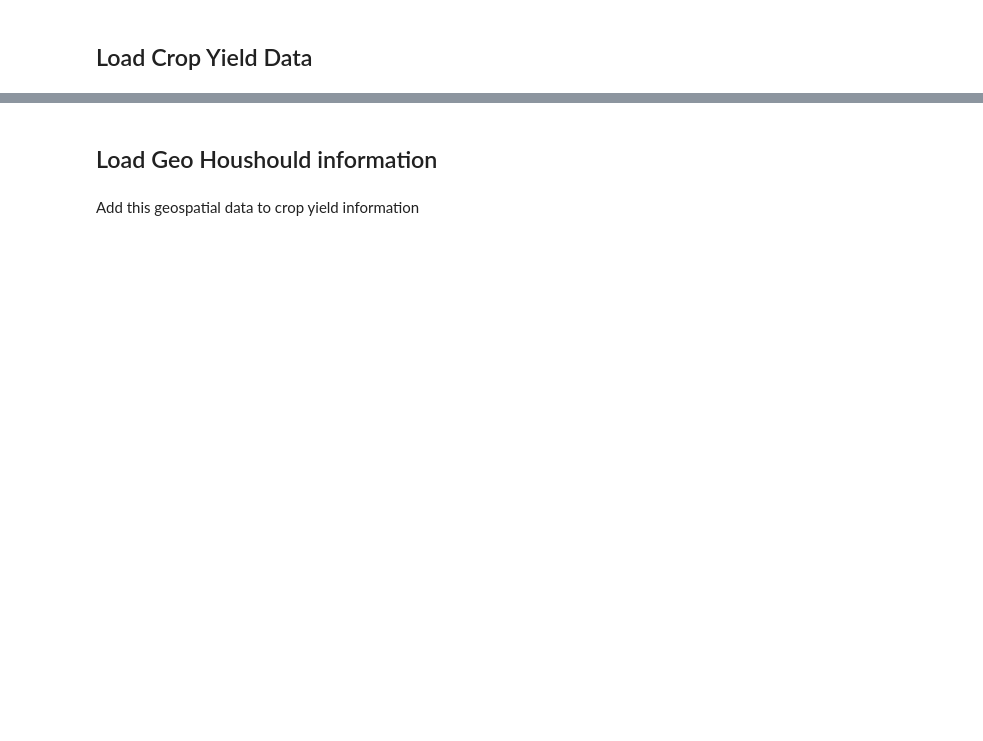
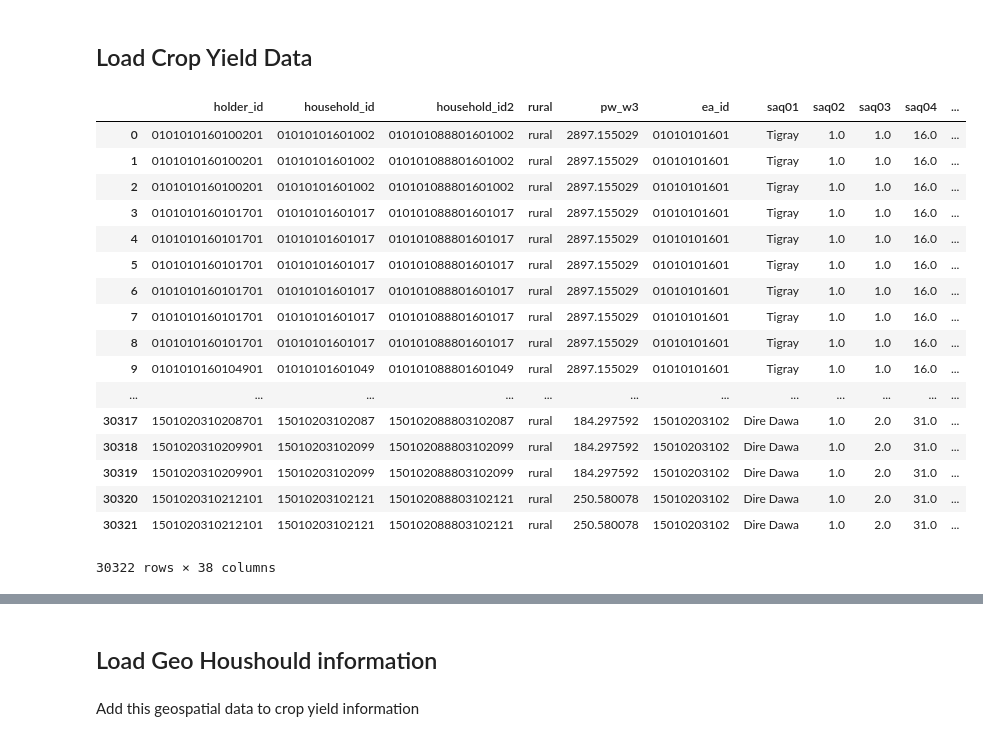
Before and after one commit to WorldModelers/remote-sensing, a Jupyter notebook: LSMS-to-Geo.ipynb, the cells around one changed output, grey strips where cells are left out. Drawn from its saved outputs; the diff is of its cells as text; code cells hidden in the pictures; blank space fills up the shorter version.

```diff
--- a/LSMS-to-Geo.ipynb
+++ b/LSMS-to-Geo.ipynb
@@ -5,3 +5,12 @@ LSMS_PATH = '/Users/brandon/Downloads/ETH_2015_ESS_v02_M_STATA8'
+# %%
+year = 2015
+
+if year == 2015:
+    LSMS_PATH = '/Users/brandon/Downloads/ETH_2015_ESS_v02_M_STATA8'
+elif year == 2013:
+    LSMS_PATH = '/Users/brandon/Downloads/ETH_2013_ESS_v02_M_Stata8'
+elif year == 2011:
+    LSMS_PATH = '/Users/brandon/Downloads/ETH_2011_ERSS_v02_M_Stata8'
 # %% [markdown]
 ## Load Crop Yield Data
 # %%
@@ -15,3 +45,24 @@ c_yields = pd.read_stata(f'{LSMS_PATH}/Post-Harvest/sect9_ph_w3.dta')
+# %%
+c_yields
+# %% [output]
+|  | holder_id | household_id | household_id2 | rural | pw_w3 | ea_id | saq01 | saq02 | saq03 | saq04 | ... |
+| 0 | 0101010160100201 | 01010101601002 | 010101088801601002 | rural | 2897.155029 | 01010101601 | Tigray | 1.0 | 1.0 | 16.0 | ... |
+| 1 | 0101010160100201 | 01010101601002 | 010101088801601002 | rural | 2897.155029 | 01010101601 | Tigray | 1.0 | 1.0 | 16.0 | ... |
+| 2 | 0101010160100201 | 01010101601002 | 010101088801601002 | rural | 2897.155029 | 01010101601 | Tigray | 1.0 | 1.0 | 16.0 | ... |
+| 3 | 0101010160101701 | 01010101601017 | 010101088801601017 | rural | 2897.155029 | 01010101601 | Tigray | 1.0 | 1.0 | 16.0 | ... |
+| 4 | 0101010160101701 | 01010101601017 | 010101088801601017 | rural | 2897.155029 | 01010101601 | Tigray | 1.0 | 1.0 | 16.0 | ... |
+| 5 | 0101010160101701 | 01010101601017 | 010101088801601017 | rural | 2897.155029 | 01010101601 | Tigray | 1.0 | 1.0 | 16.0 | ... |
+| 6 | 0101010160101701 | 01010101601017 | 010101088801601017 | rural | 2897.155029 | 01010101601 | Tigray | 1.0 | 1.0 | 16.0 | ... |
+| 7 | 0101010160101701 | 01010101601017 | 010101088801601017 | rural | 2897.155029 | 01010101601 | Tigray | 1.0 | 1.0 | 16.0 | ... |
+| 8 | 0101010160101701 | 01010101601017 | 010101088801601017 | rural | 2897.155029 | 01010101601 | Tigray | 1.0 | 1.0 | 16.0 | ... |
+| 9 | 0101010160104901 | 01010101601049 | 010101088801601049 | rural | 2897.155029 | 01010101601 | Tigray | 1.0 | 1.0 | 16.0 | ... |
+| ... | ... | ... | ... | ... | ... | ... | ... | ... | ... | ... | ... |
+| 30317 | 1501020310208701 | 15010203102087 | 150102088803102087 | rural | 184.297592 | 15010203102 | Dire Dawa | 1.0 | 2.0 | 31.0 | ... |
+| 30318 | 1501020310209901 | 15010203102099 | 150102088803102099 | rural | 184.297592 | 15010203102 | Dire Dawa | 1.0 | 2.0 | 31.0 | ... |
+| 30319 | 1501020310209901 | 15010203102099 | 150102088803102099 | rural | 184.297592 | 15010203102 | Dire Dawa | 1.0 | 2.0 | 31.0 | ... |
+| 30320 | 1501020310212101 | 15010203102121 | 150102088803102121 | rural | 250.580078 | 15010203102 | Dire Dawa | 1.0 | 2.0 | 31.0 | ... |
+| 30321 | 1501020310212101 | 15010203102121 | 150102088803102121 | rural | 250.580078 | 15010203102 | Dire Dawa | 1.0 | 2.0 | 31.0 | ... |
+30322 rows × 38 columns
 # %%
 c_yields = c_yields[vars_to_select]
 # %%
```
Also changed, not shown: parts of 46 cells of this notebook, 4 other files.
